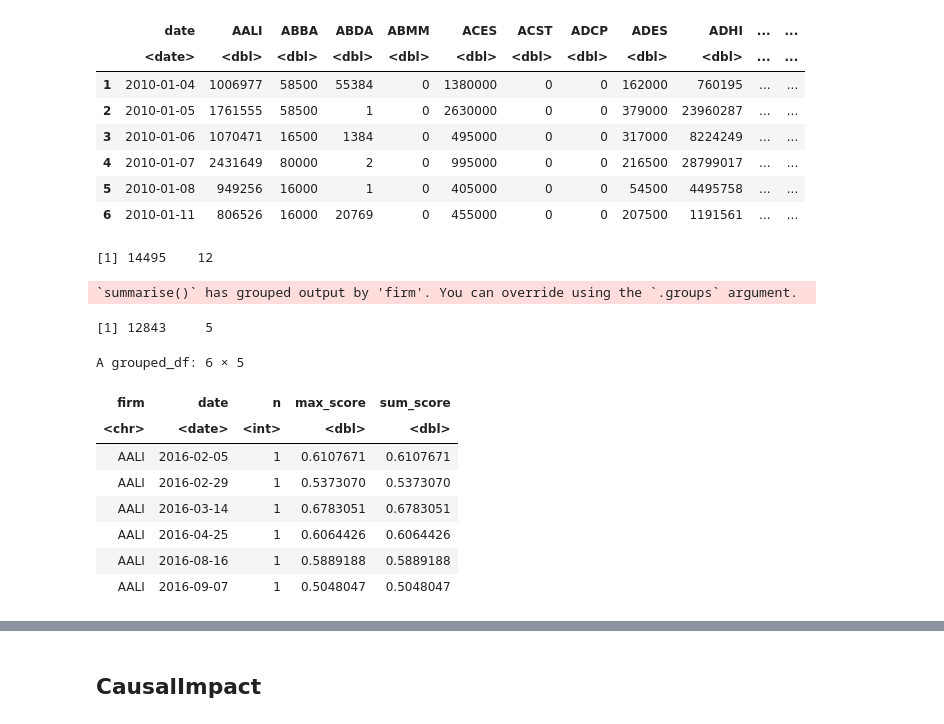
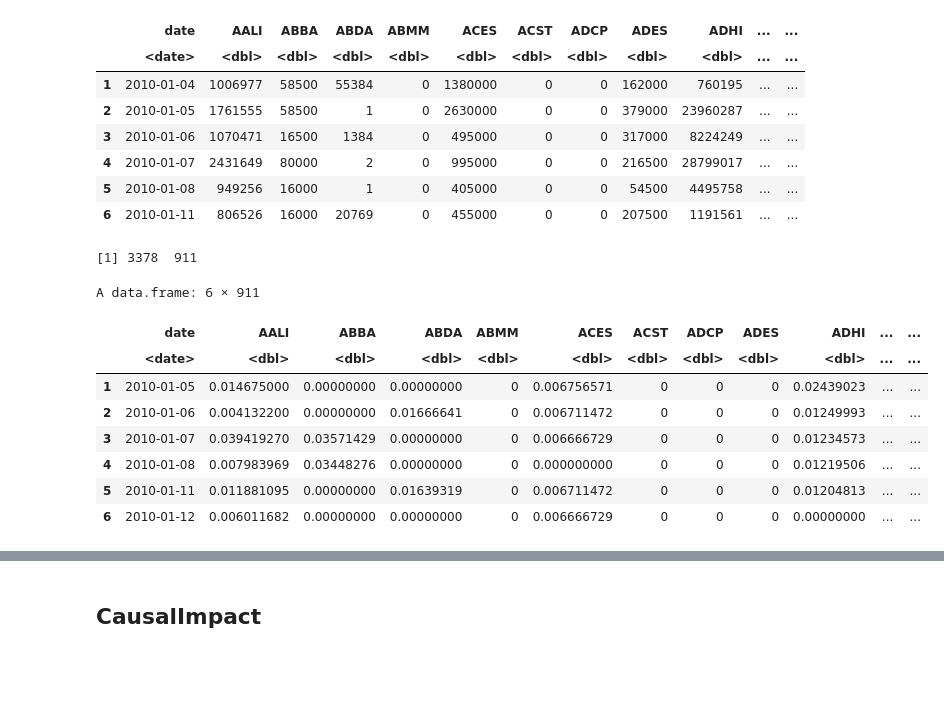
Before and after one commit to okiriza/esg-paper, a Jupyter notebook: notebooks/R run CausalImpact.ipynb, the cells around one changed output, grey strips where cells are left out. Cells and saved outputs as stored; diff of their text form; code cells hidden in the pictures; blank space fills up the shorter version.

```diff
--- a/notebooks/R run CausalImpact.ipynb
+++ b/notebooks/R run CausalImpact.ipynb
@@ -79,9 +128,12 @@ stock_vol = stock_vol_orig %>%
     rename_all(function(col_name) substr(col_name, 1, 4)) %>%
     rename(date=Date) %>%
     mutate_all(~ replace(., is.na(.), 0)) %>%
-    mutate(date=as.Date(date)) %>%
-    filter(rowSums(select(., -date)) > 0)
-zoo_stock_vol = zoo::zoo(stock_vol %>% select(-date), as.Date(stock_vol$date))
+    mutate(date=as.Date(date))
+
+trd_days = stock_vol %>% select(-c(date)) %>% rowSums > 0
+
+stock_vol$TRUEX = stock_vol[['TRUE']]
+stock_vol = stock_vol[trd_days,] %>% select(-c('TRUE'))
 
 dim(stock_vol)
 head(stock_vol)
@@ -96,31 +148,50 @@ A data.frame: 6 × 911
 | 4 | 2010-01-07 | 2431649 | 80000 | 2 | 0 | 995000 | 0 | 0 | 216500 | 28799017 | ... | ... |
 | 5 | 2010-01-08 | 949256 | 16000 | 1 | 0 | 405000 | 0 | 0 | 54500 | 4495758 | ... | ... |
 | 6 | 2010-01-11 | 806526 | 16000 | 20769 | 0 | 455000 | 0 | 0 | 207500 | 1191561 | ... | ... |
+# %%
+stock_volat = stock_price_orig %>%
+    tidyr::fill(names(.)) %>%
+    tidyr::fill(names(.), .direction='up') %>%
+    filter(trd_days) %>%
+    select(matches('^(Date|\\w{4}\\.JK)$')) %>%
+    rename_all(function(col_name) substr(col_name, 1, 4)) %>%
+    rename(date=Date) %>%
+    mutate_all(~ replace(., is.na(.), 0)) %>%
+    mutate(date=as.Date(date))
+
+stock_volat$TRUEX = stock_volat[['TRUE']]
+stock_volat = stock_volat %>% select(-c('TRUE'))
+
+stock_volat = (stock_volat %>% select(-c(date)) / (stock_volat %>% select(-c(date)) %>% lag) - 1) %>%
+    abs %>%
+    mutate(date=stock_volat$date) %>%
+    select(date, everything()) %>%
+    slice_tail(n=-1)
+
+dim(stock_volat)
+head(stock_volat)
+# %% [output]
+[1] 3378  911
+A data.frame: 6 × 911
+|  | date | AALI | ABBA | ABDA | ABMM | ACES | ACST | ADCP | ADES | ADHI | ... | ... |
+|  | <date> | <dbl> | <dbl> | <dbl> | <dbl> | <dbl> | <dbl> | <dbl> | <dbl> | <dbl> | ... | ... |
+| 1 | 2010-01-05 | 0.014675000 | 0.00000000 | 0.00000000 | 0 | 0.006756571 | 0 | 0 | 0 | 0.02439023 | ... | ... |
+| 2 | 2010-01-06 | 0.004132200 | 0.00000000 | 0.01666641 | 0 | 0.006711472 | 0 | 0 | 0 | 0.01249993 | ... | ... |
+| 3 | 2010-01-07 | 0.039419270 | 0.03571429 | 0.00000000 | 0 | 0.006666729 | 0 | 0 | 0 | 0.01234573 | ... | ... |
+| 4 | 2010-01-08 | 0.007983969 | 0.03448276 | 0.00000000 | 0 | 0.000000000 | 0 | 0 | 0 | 0.01219506 | ... | ... |
+| 5 | 2010-01-11 | 0.011881095 | 0.00000000 | 0.01639319 | 0 | 0.006711472 | 0 | 0 | 0 | 0.01204813 | ... | ... |
+| 6 | 2010-01-12 | 0.006011682 | 0.00000000 | 0.00000000 | 0 | 0.006666729 | 0 | 0 | 0 | 0.00000000 | ... | ... |
 # %%
 events = events_orig %>%
-    dplyr::filter(company_metioned != '') %>%
+    filter(company_metioned != '') %>%
     tidyr::separate_rows(company_metioned, sep=',') %>%
-    dplyr::mutate(date=as.Date(substr(timestamp, 1, 10)))
+    mutate(date=as.Date(substr(timestamp, 1, 10)))
 dim(events)
-# %% [output]
-[1] 14495    12
 # %%
 firm_dates = events %>%
-    #filter(date >= '2010-03-01') %>%
     rename(firm=company_metioned) %>%
+    mutate(firm=replace(firm, firm=='TRUE', 'TRUEX')) %>%
     group_by(firm, date) %>%
     summarise(n=n(), max_score=max(similarity), sum_score=sum(similarity))
 dim(firm_dates)
 head(firm_dates)
-# %% [output]
-`summarise()` has grouped output by 'firm'. You can override using the `.groups` argument.
-[1] 12843     5
-A grouped_df: 6 × 5
-| firm | date | n | max_score | sum_score |
-| <chr> | <date> | <int> | <dbl> | <dbl> |
-| AALI | 2016-02-05 | 1 | 0.6107671 | 0.6107671 |
-| AALI | 2016-02-29 | 1 | 0.5373070 | 0.5373070 |
-| AALI | 2016-03-14 | 1 | 0.6783051 | 0.6783051 |
-| AALI | 2016-04-25 | 1 | 0.6064426 | 0.6064426 |
-| AALI | 2016-08-16 | 1 | 0.5889188 | 0.5889188 |
-| AALI | 2016-09-07 | 1 | 0.5048047 | 0.5048047 |
```
Also changed, not shown: parts of 27 cells of this notebook.
